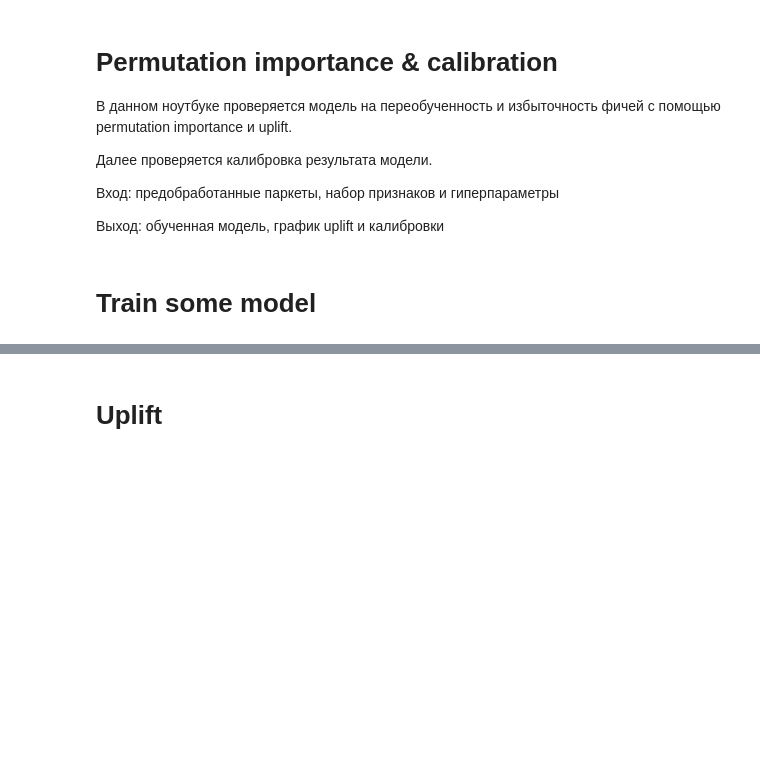
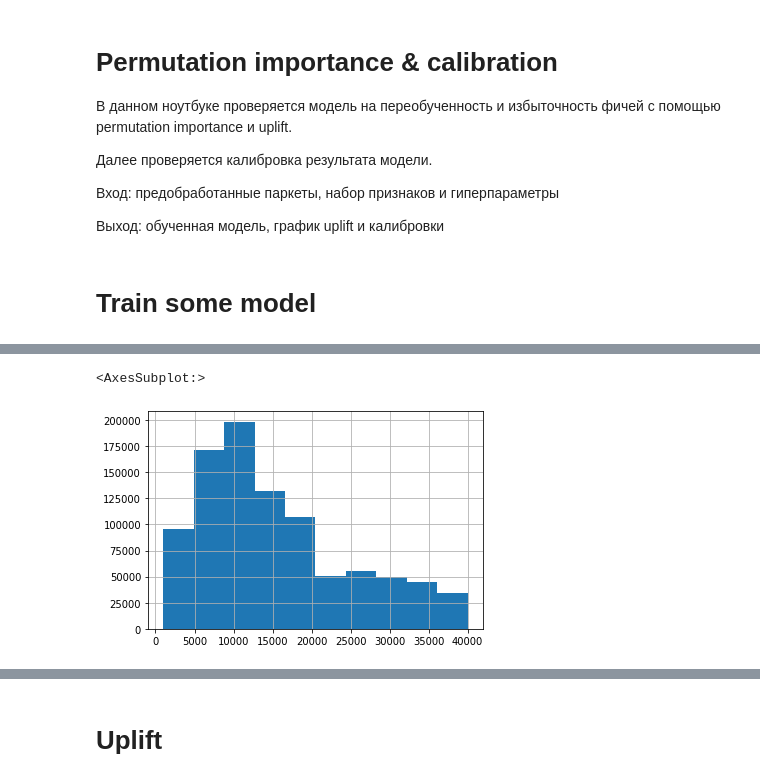
Before and after one commit to goo-goo-goo-joob/hse_credit_risk, a Jupyter notebook: alex_permutation.ipynb, the cells around one changed output, grey strips where cells are left out. Saved outputs shown, nothing was run; the diff lists cells and outputs as text; code cells hidden in the pictures; blank space fills up the shorter version.

```diff
--- a/alex_permutation.ipynb
+++ b/alex_permutation.ipynb
@@ -100,0 +104,5 @@ MetricVisualizer(layout=Layout(align_self='stretch', height='500px'))
+# %%
+x = samples['oot']
+print(x['issue_d'].min())
+# x = x[x['issue_d'] == x['issue_d'].max()]
+# x = x[x['target'] == 0]
@@ -100,0 +111,5 @@ MetricVisualizer(layout=Layout(align_self='stretch', height='500px'))
+# %%
+x['loan_amnt'].hist()
+# %% [output]
+<AxesSubplot:>
+[figure, added]
```
Also changed, not shown: parts of 9 cells of this notebook, 2 other files.
